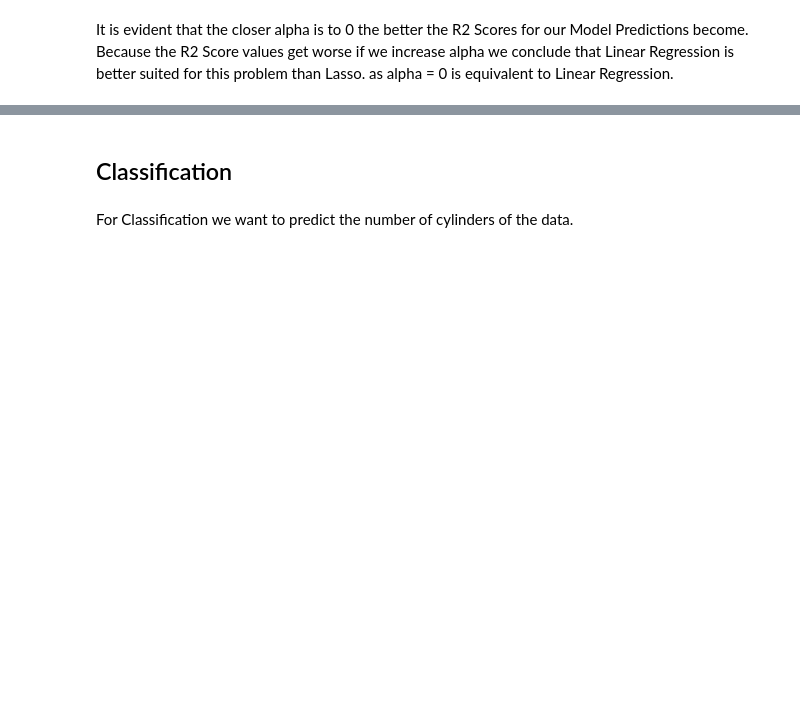
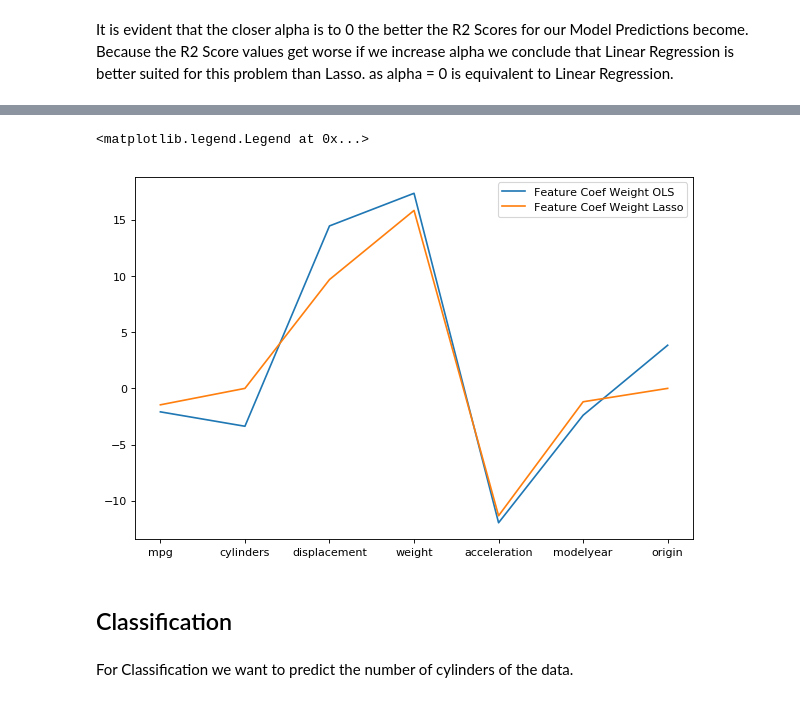
Before and after one commit to nikwlf/dswithcars, a Jupyter notebook: dscars.ipynb, the cells around one changed output, grey strips where cells are left out. Cells and saved outputs as stored; diff of their text form; code cells hidden in the pictures; blank space fills up the shorter version.

```diff
--- a/dscars.ipynb
+++ b/dscars.ipynb
@@ -360,3 +364,11 @@ Because the R2 Score values get worse if we increase alpha we conclude that Line
+# %%
+fig, ax = plt.subplots(figsize=(9, 6), dpi= 80, facecolor='w', edgecolor='k')
+ax.plot(reg_features, lr.coef_, label="Feature Coef Weight OLS")
+ax.plot(reg_features, reg.coef_, label="Feature Coef Weight Lasso")
+ax.legend()
+# %% [output]
+<matplotlib.legend.Legend at 0x...>
+[figure, added]
 # %% [markdown]
 ## Classification
 # %% [markdown]
```
Also changed, not shown: parts of 22 cells of this notebook.
